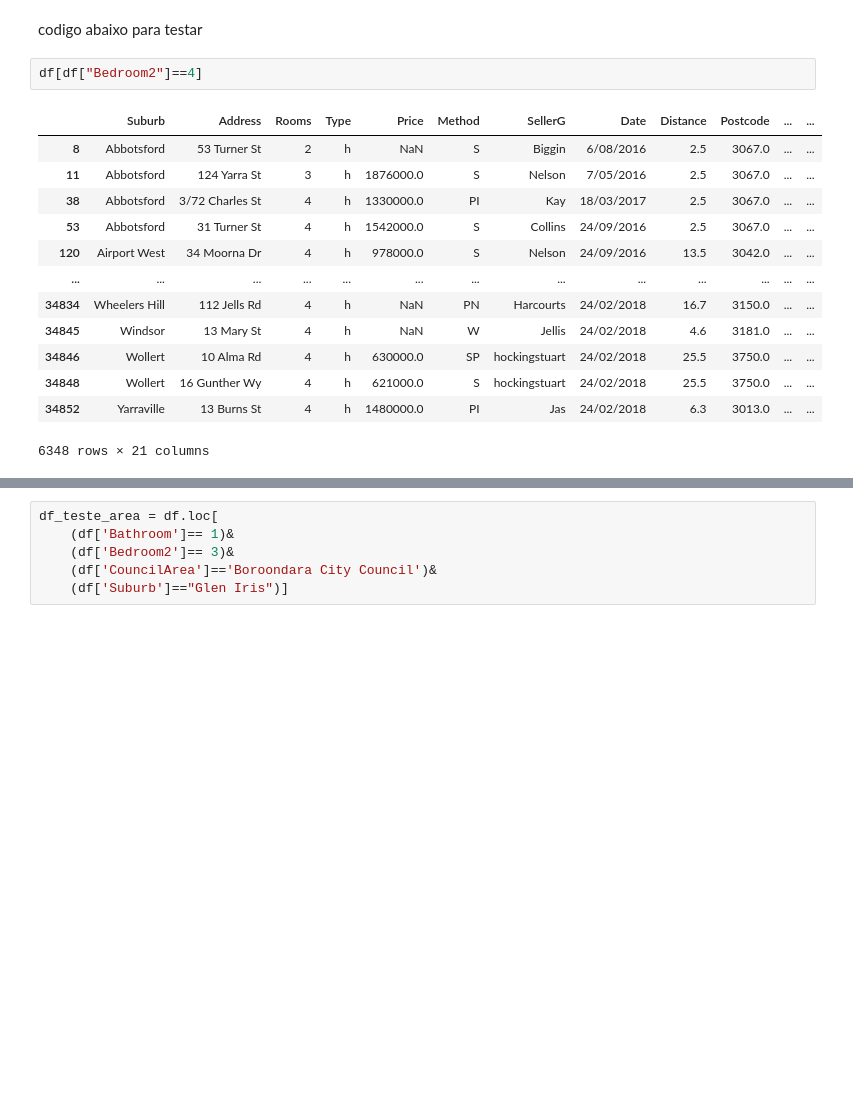
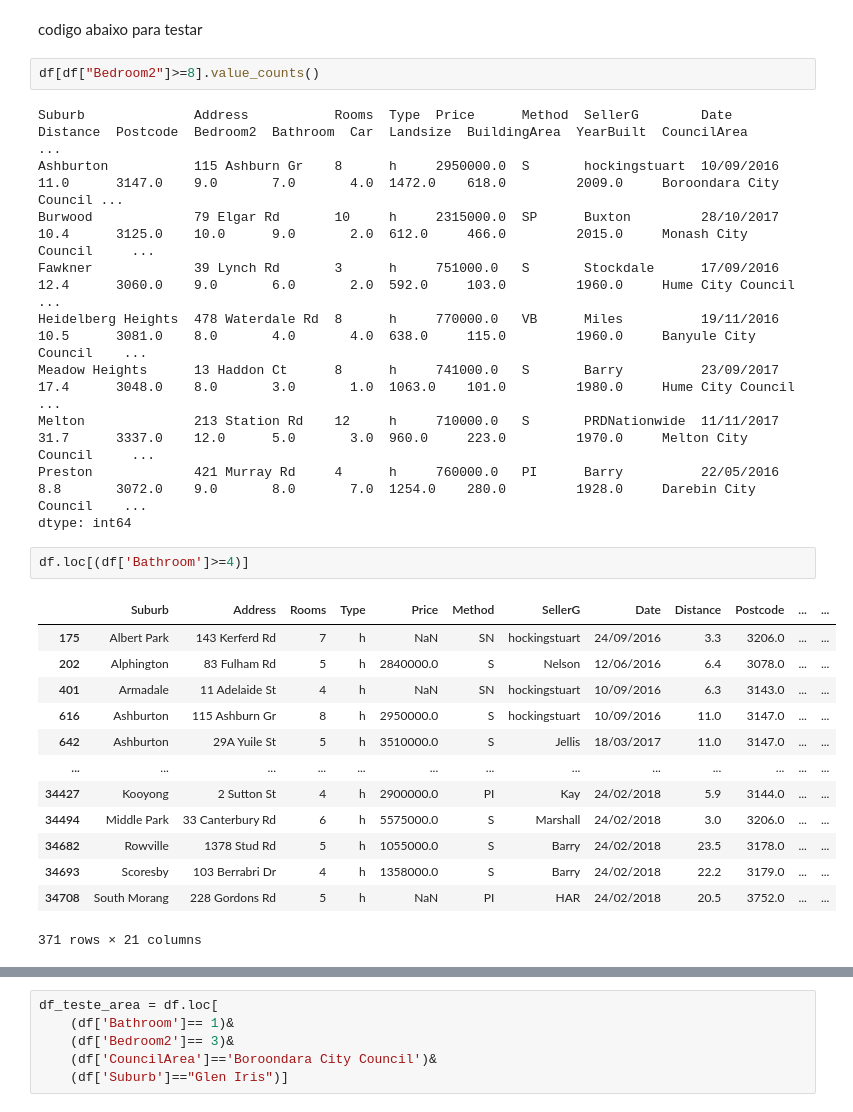
Before and after one commit to Riguini/Melbourne-Housing-Snapshot, a Jupyter notebook: Melbourne_Housing_Dataset.ipynb, the cells around one changed output, grey strips where cells are left out. Drawn from its saved outputs; the diff is of its cells as text; blank space fills up the shorter version.

```diff
--- a/Melbourne_Housing_Dataset.ipynb
+++ b/Melbourne_Housing_Dataset.ipynb
@@ -155,18 +155,30 @@ Testar a media e mediana de acordo com o tamanho da amostra(City Council e/ou Su
 # %% [markdown]
 codigo abaixo para testar
 # %%
-df[df["Bedroom2"]==4]
+df[df["Bedroom2"]>=8].value_counts()
 # %% [output]
-|  | Suburb | Address | Rooms | Type | Price | Method | SellerG | Date | Distance | Postcode | ... | ... |
-| 8 | Abbotsford | 53 Turner St | 2 | h | NaN | S | Biggin | 6/08/2016 | 2.5 | 3067.0 | ... | ... |
-| 11 | Abbotsford | 124 Yarra St | 3 | h | 1876000.0 | S | Nelson | 7/05/2016 | 2.5 | 3067.0 | ... | ... |
-| 38 | Abbotsford | 3/72 Charles St | 4 | h | 1330000.0 | PI | Kay | 18/03/2017 | 2.5 | 3067.0 | ... | ... |
-| 53 | Abbotsford | 31 Turner St | 4 | h | 1542000.0 | S | Collins | 24/09/2016 | 2.5 | 3067.0 | ... | ... |
-| 120 | Airport West | 34 Moorna Dr | 4 | h | 978000.0 | S | Nelson | 24/09/2016 | 13.5 | 3042.0 | ... | ... |
-| ... | ... | ... | ... | ... | ... | ... | ... | ... | ... | ... | ... | ... |
-| 34834 | Wheelers Hill | 112 Jells Rd | 4 | h | NaN | PN | Harcourts | 24/02/2018 | 16.7 | 3150.0 | ... | ... |
-| 34845 | Windsor | 13 Mary St | 4 | h | NaN | W | Jellis | 24/02/2018 | 4.6 | 3181.0 | ... | ... |
-| 34846 | Wollert | 10 Alma Rd | 4 | h | 630000.0 | SP | hockingstuart | 24/02/2018 | 25.5 | 3750.0 | ... | ... |
-| 34848 | Wollert | 16 Gunther Wy | 4 | h | 621000.0 | S | hockingstuart | 24/02/2018 | 25.5 | 3750.0 | ... | ... |
-| 34852 | Yarraville | 13 Burns St | 4 | h | 1480000.0 | PI | Jas | 24/02/2018 | 6.3 | 3013.0 | ... | ... |
-6348 rows × 21 columns
+Suburb              Address           Rooms  Type  Price      Method  SellerG        Date        Distance  Postcode  Bedroom2  Bathroom  Car  Landsize  BuildingArea  YearBuilt  CouncilArea             ...
+Ashburton           115 Ashburn Gr    8      h     2950000.0  S       hockingstuart  10/09/2016  11.0      3147.0    9.0       7.0       4.0  1472.0    618.0         2009.0     Boroondara City Council ...
+Burwood             79 Elgar Rd       10     h     2315000.0  SP      Buxton         28/10/2017  10.4      3125.0    10.0      9.0       2.0  612.0     466.0         2015.0     Monash City Council     ...
+Fawkner             39 Lynch Rd       3      h     751000.0   S       Stockdale      17/09/2016  12.4      3060.0    9.0       6.0       2.0  592.0     103.0         1960.0     Hume City Council       ...
+Heidelberg Heights  478 Waterdale Rd  8      h     770000.0   VB      Miles          19/11/2016  10.5      3081.0    8.0       4.0       4.0  638.0     115.0         1960.0     Banyule City Council    ...
+Meadow Heights      13 Haddon Ct      8      h     741000.0   S       Barry          23/09/2017  17.4      3048.0    8.0       3.0       1.0  1063.0    101.0         1980.0     Hume City Council       ...
+Melton              213 Station Rd    12     h     710000.0   S       PRDNationwide  11/11/2017  31.7      3337.0    12.0      5.0       3.0  960.0     223.0         1970.0     Melton City Council     ...
+Preston             421 Murray Rd     4      h     760000.0   PI      Barry          22/05/2016  8.8       3072.0    9.0       8.0       7.0  1254.0    280.0         1928.0     Darebin City Council    ...
+dtype: int64
+# %%
+df.loc[(df['Bathroom']>=4)]
+# %% [output]
+|  | Suburb | Address | Rooms | Type | Price | Method | SellerG | Date | Distance | Postcode | ... | ... |
+| 175 | Albert Park | 143 Kerferd Rd | 7 | h | NaN | SN | hockingstuart | 24/09/2016 | 3.3 | 3206.0 | ... | ... |
+| 202 | Alphington | 83 Fulham Rd | 5 | h | 2840000.0 | S | Nelson | 12/06/2016 | 6.4 | 3078.0 | ... | ... |
+| 401 | Armadale | 11 Adelaide St | 4 | h | NaN | SN | hockingstuart | 10/09/2016 | 6.3 | 3143.0 | ... | ... |
+| 616 | Ashburton | 115 Ashburn Gr | 8 | h | 2950000.0 | S | hockingstuart | 10/09/2016 | 11.0 | 3147.0 | ... | ... |
+| 642 | Ashburton | 29A Yuile St | 5 | h | 3510000.0 | S | Jellis | 18/03/2017 | 11.0 | 3147.0 | ... | ... |
+| ... | ... | ... | ... | ... | ... | ... | ... | ... | ... | ... | ... | ... |
+| 34427 | Kooyong | 2 Sutton St | 4 | h | 2900000.0 | PI | Kay | 24/02/2018 | 5.9 | 3144.0 | ... | ... |
+| 34494 | Middle Park | 33 Canterbury Rd | 6 | h | 5575000.0 | S | Marshall | 24/02/2018 | 3.0 | 3206.0 | ... | ... |
+| 34682 | Rowville | 1378 Stud Rd | 5 | h | 1055000.0 | S | Barry | 24/02/2018 | 23.5 | 3178.0 | ... | ... |
+| 34693 | Scoresby | 103 Berrabri Dr | 4 | h | 1358000.0 | S | Barry | 24/02/2018 | 22.2 | 3179.0 | ... | ... |
+| 34708 | South Morang | 228 Gordons Rd | 5 | h | NaN | PI | HAR | 24/02/2018 | 20.5 | 3752.0 | ... | ... |
+371 rows × 21 columns
```
Also changed, not shown: parts of 1 cell of this notebook.
